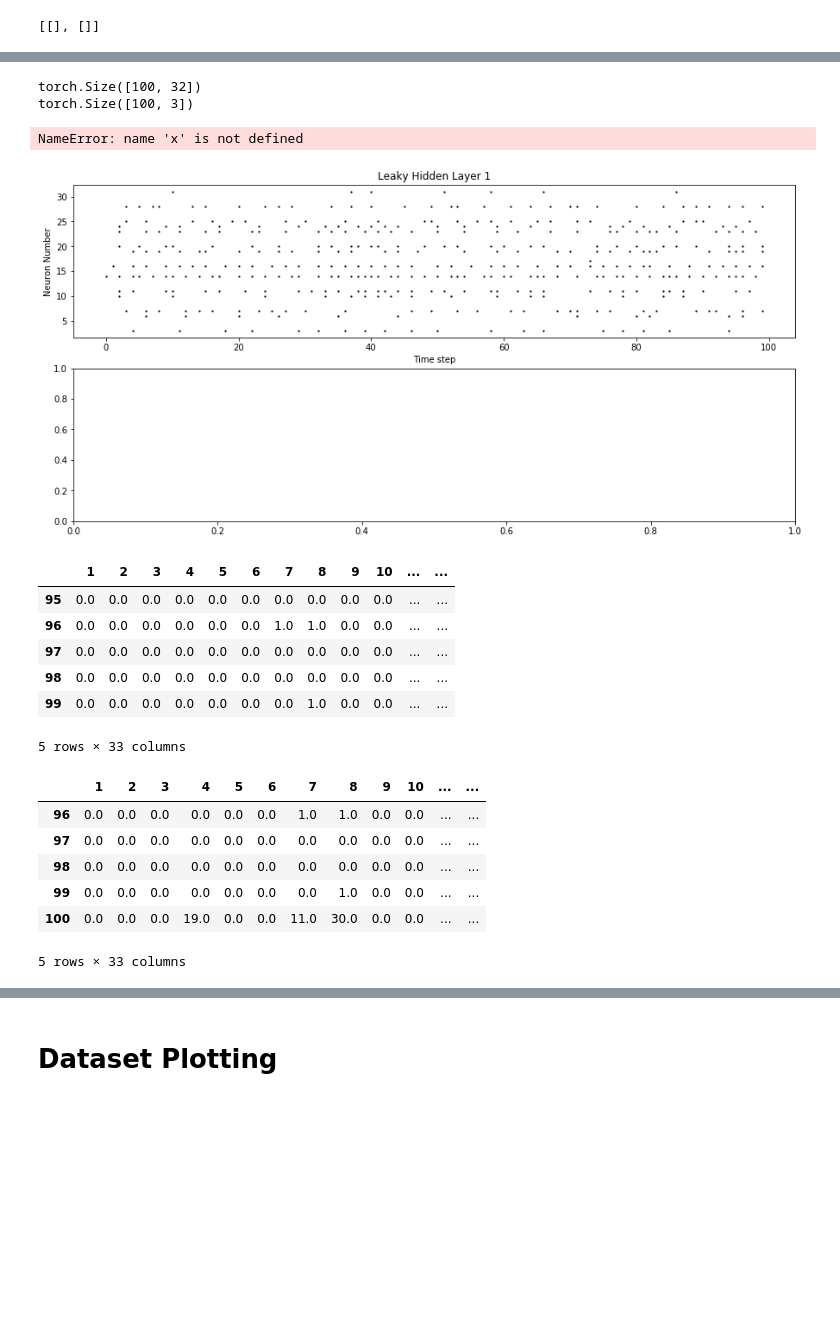
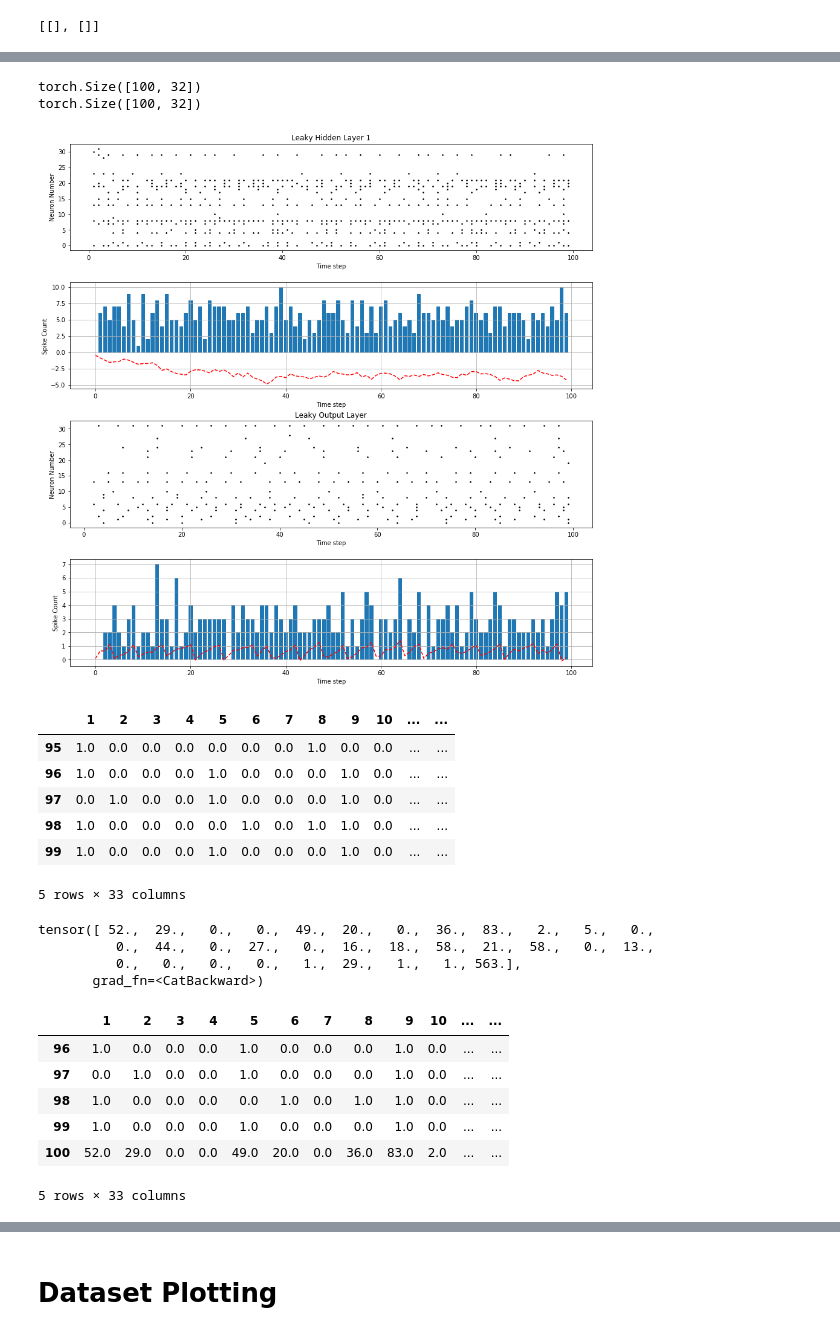
Before and after one commit to PNikoui/Soft-Robot-Repository, a Jupyter notebook: Simulink Code/Sim_SNN_Controller.ipynb, the cells around one changed output, grey strips where cells are left out. Cells and saved outputs as stored; diff of their text form; code cells hidden in the pictures; blank space fills up the shorter version.

```diff
--- a/Simulink Code/Sim_SNN_Controller.ipynb
+++ b/Simulink Code/Sim_SNN_Controller.ipynb
@@ -304,7 +359,7 @@ fig = plt.figure(facecolor="w", figsize=(15, 15))
 ax = fig.add_subplot(411)
 
 #  s: size of scatter points; c: color of scatter points
-splt.raster(spike_data1, ax, s=1.5, c="black")
+splt.raster(spike_data1, ax, s=2.5, c="black")
 plt.title("Leaky Hidden Layer 1")
 plt.xlabel("Time step")
 plt.ylabel("Neuron Number")
@@ -314,8 +369,9 @@ ax2 = fig.add_subplot(412)
 # noise = np.random.normal(0, 1, (1000, ))
 
 # density = stats.gaussian_kde(Hist.detach().numpy())
-# n, x, _ = plt.hist(Hist.detach().numpy(), bins=np.linspace(0, spike_data1.shape[0], 100),
+# n, x, _ = plt.hist(Hist.detach().numpy(), bins=np.linspace(0, spike_data1.shape[0], 100)),
 #                    histtype=u'step', density=False)
+x = np.arange(num_steps)
 # ax2.plot(x, density(x))
 ax2.bar(x,SpikeTimeTotal.detach().numpy())
 # ax2.plot(x, Hist.detach().numpy(),'r--')
@@ -326,37 +382,36 @@ plt.grid()
 # plt.show()
 
 ax3 = fig.add_subplot(413)
-splt.raster(spike_data2, ax3, s=1.5, c="black")
+splt.raster(spike_data2, ax3, s=2.5, c="black")
 plt.title("Leaky Output Layer")
 plt.xlabel("Time step")
 plt.ylabel("Neuron Number")
 
 ax4 = fig.add_subplot(414)
 # noise = np.random.normal(0, 1, (1000, ))
 
 # density = stats.gaussian_kde(Hist.detach().numpy())
 # n, x, _ = plt.hist(Hist.detach().numpy(), bins=np.linspace(0, spike_data1.shape[0], 100),
 #                    histtype=u'step', density=False)
 # ax2.plot(x, density(x))
 ax4.bar(x,Hist2.detach().numpy())
 # ax4.plot(x, Hist2.detach().numpy(),'g--')
 ax4.plot(mem_data2[:,2].detach().numpy(),'r--')
 plt.xlabel("Time step")
 plt.ylabel("Spike Count")
 plt.grid()
 
 plt.subplots_adjust(left=0.1,
                     bottom=0.1,
                     right=0.9,
                     top=0.9,
                     wspace=0.4,
                     hspace=0.3)
 plt.show()
 # %% [output]
 torch.Size([100, 32])
-torch.Size([100, 3])
+torch.Size([100, 32])
-NameError: name 'x' is not defined
-[figure, old version]
+[figure, new version]
 # %%
 import pandas as pd
 labels = [str(x+1) for x in np.arange(num_hidden)]
@@ -367,28 +422,32 @@ df.insert(num_hidden, "SpikeTimeTotal", SpikeTimeTotal.detach().numpy(), True)
 df.tail()
 # %% [output]
 |  | 1 | 2 | 3 | 4 | 5 | 6 | 7 | 8 | 9 | 10 | ... | ... |
-| 95 | 0.0 | 0.0 | 0.0 | 0.0 | 0.0 | 0.0 | 0.0 | 0.0 | 0.0 | 0.0 | ... | ... |
-| 96 | 0.0 | 0.0 | 0.0 | 0.0 | 0.0 | 0.0 | 1.0 | 1.0 | 0.0 | 0.0 | ... | ... |
-| 97 | 0.0 | 0.0 | 0.0 | 0.0 | 0.0 | 0.0 | 0.0 | 0.0 | 0.0 | 0.0 | ... | ... |
-| 98 | 0.0 | 0.0 | 0.0 | 0.0 | 0.0 | 0.0 | 0.0 | 0.0 | 0.0 | 0.0 | ... | ... |
-| 99 | 0.0 | 0.0 | 0.0 | 0.0 | 0.0 | 0.0 | 0.0 | 1.0 | 0.0 | 0.0 | ... | ... |
+| 95 | 1.0 | 0.0 | 0.0 | 0.0 | 0.0 | 0.0 | 0.0 | 1.0 | 0.0 | 0.0 | ... | ... |
+| 96 | 1.0 | 0.0 | 0.0 | 0.0 | 1.0 | 0.0 | 0.0 | 0.0 | 1.0 | 0.0 | ... | ... |
+| 97 | 0.0 | 1.0 | 0.0 | 0.0 | 1.0 | 0.0 | 0.0 | 0.0 | 1.0 | 0.0 | ... | ... |
+| 98 | 1.0 | 0.0 | 0.0 | 0.0 | 0.0 | 1.0 | 0.0 | 1.0 | 1.0 | 0.0 | ... | ... |
+| 99 | 1.0 | 0.0 | 0.0 | 0.0 | 1.0 | 0.0 | 0.0 | 0.0 | 1.0 | 0.0 | ... | ... |
 5 rows × 33 columns
 # %%
 SpikeCount = torch.sum(spike_data1,dim=0)
 SpikeSum = torch.tensor([torch.sum(SpikeCount)])
 SpikeD = torch.cat((SpikeCount,SpikeSum),0)
 # print(SpikeD)
-# Hist2 = torch.sum(spike_data2,dim=1)
+Hist2 = torch.sum(spike_data2,dim=1)
 df.loc[spike_data1.shape[0]] = SpikeD.detach().numpy() # Final row contains the total spikes of each neuron.
 df.tail()
 # %% [output]
+tensor([ 52.,  29.,   0.,   0.,  49.,  20.,   0.,  36.,  83.,   2.,   5.,   0.,
+          0.,  44.,   0.,  27.,   0.,  16.,  18.,  58.,  21.,  58.,   0.,  13.,
+          0.,   0.,   0.,   0.,   1.,  29.,   1.,   1., 563.],
+       grad_fn=<CatBackward>)
 |  | 1 | 2 | 3 | 4 | 5 | 6 | 7 | 8 | 9 | 10 | ... | ... |
-| 96 | 0.0 | 0.0 | 0.0 | 0.0 | 0.0 | 0.0 | 1.0 | 1.0 | 0.0 | 0.0 | ... | ... |
-| 97 | 0.0 | 0.0 | 0.0 | 0.0 | 0.0 | 0.0 | 0.0 | 0.0 | 0.0 | 0.0 | ... | ... |
-| 98 | 0.0 | 0.0 | 0.0 | 0.0 | 0.0 | 0.0 | 0.0 | 0.0 | 0.0 | 0.0 | ... | ... |
-| 99 | 0.0 | 0.0 | 0.0 | 0.0 | 0.0 | 0.0 | 0.0 | 1.0 | 0.0 | 0.0 | ... | ... |
-| 100 | 0.0 | 0.0 | 0.0 | 19.0 | 0.0 | 0.0 | 11.0 | 30.0 | 0.0 | 0.0 | ... | ... |
+| 96 | 1.0 | 0.0 | 0.0 | 0.0 | 1.0 | 0.0 | 0.0 | 0.0 | 1.0 | 0.0 | ... | ... |
+| 97 | 0.0 | 1.0 | 0.0 | 0.0 | 1.0 | 0.0 | 0.0 | 0.0 | 1.0 | 0.0 | ... | ... |
+| 98 | 1.0 | 0.0 | 0.0 | 0.0 | 0.0 | 1.0 | 0.0 | 1.0 | 1.0 | 0.0 | ... | ... |
+| 99 | 1.0 | 0.0 | 0.0 | 0.0 | 1.0 | 0.0 | 0.0 | 0.0 | 1.0 | 0.0 | ... | ... |
+| 100 | 52.0 | 29.0 | 0.0 | 0.0 | 49.0 | 20.0 | 0.0 | 36.0 | 83.0 | 2.0 | ... | ... |
-5 rows × 33 columns
+5 rows × 33 columns
 # %%
 idx_max = np.argmax(df[100:101])
 print(idx_max)
```
Also changed, not shown: parts of 20 cells of this notebook, 4 other files.
